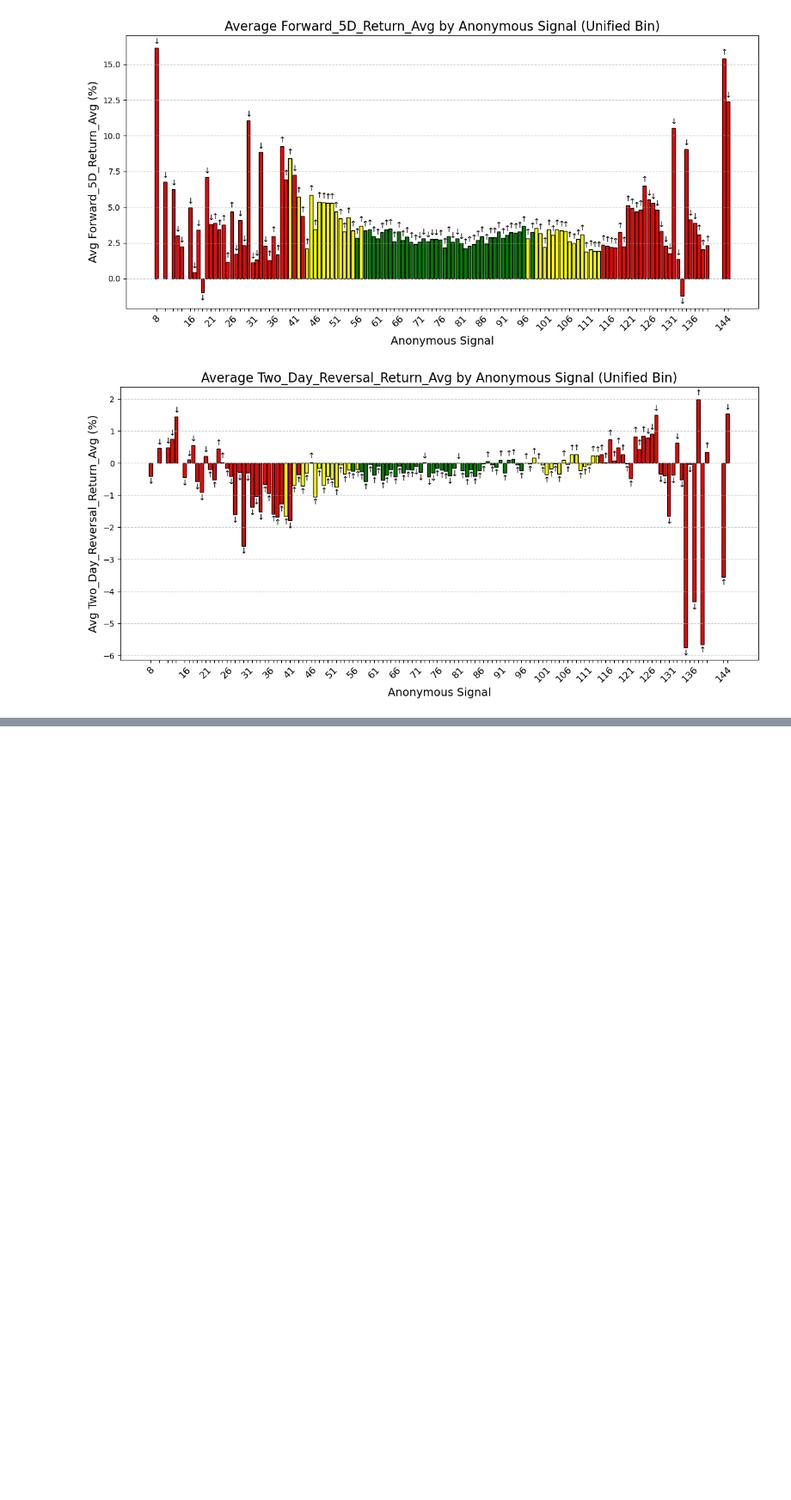
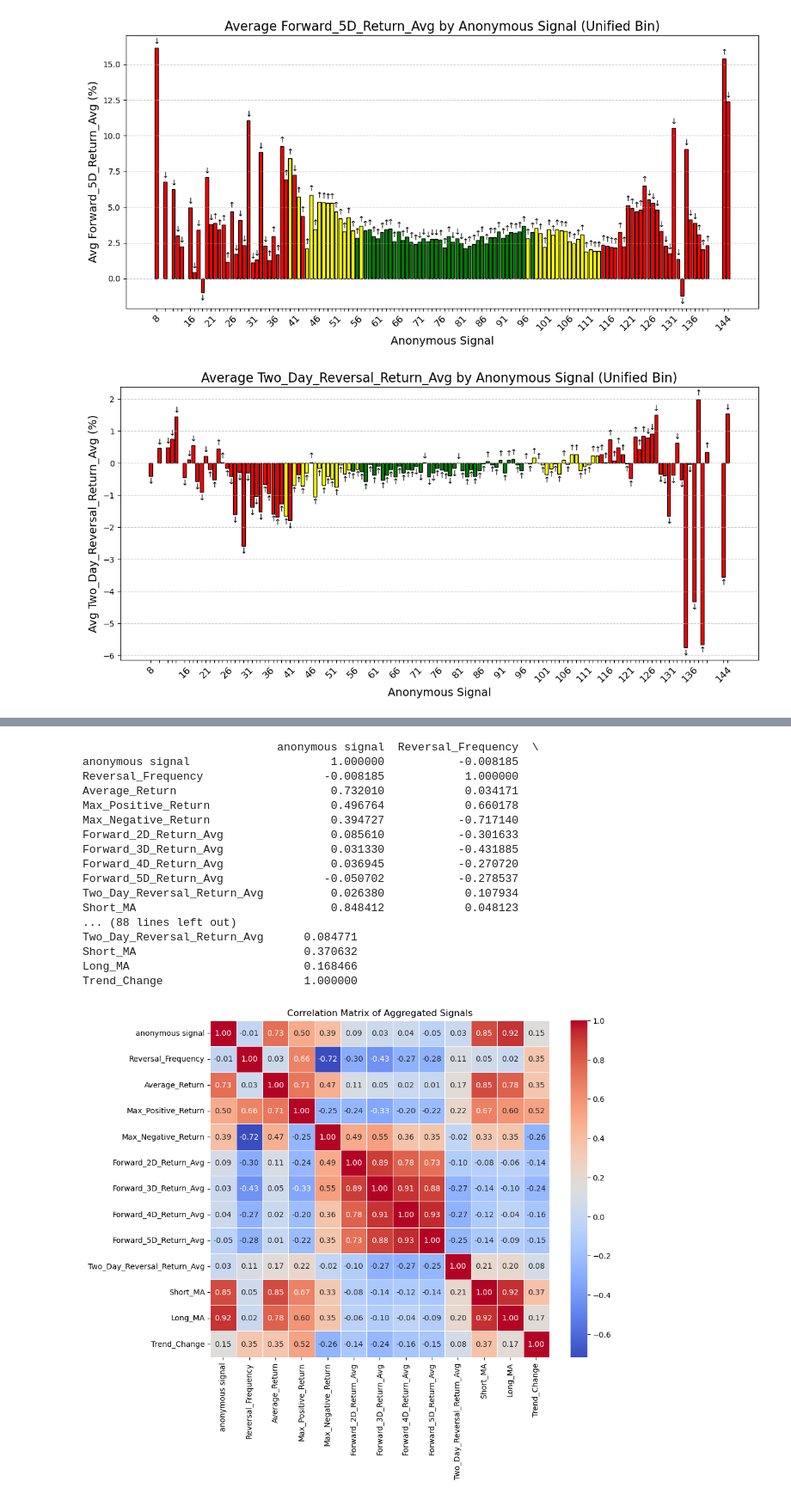
Before and after one commit to Matthew1172/IT-DA-Midterm, a Jupyter notebook: main.ipynb, the cells around one changed output, grey strips where cells are left out. Shown at 86% size. Drawn from its saved outputs; the diff is of its cells as text; code cells hidden in the pictures; blank space fills up the shorter version.

```diff
--- a/main.ipynb
+++ b/main.ipynb
@@ -151,6 +159,10 @@ df_combined_avg["Trend_Change"] = (df_combined_avg["Short_MA"] > df_combined_avg
 
 # Correlation with trend changes
 # trend_corr = numeric_columns.corr()["Trend_Change"].sort_values(ascending=False)
+
+# Forward fill and backward fill Short_MA and Long_MA without inplace
+df_combined_avg["Short_MA"] = df_combined_avg["Short_MA"].ffill().bfill()
+df_combined_avg["Long_MA"] = df_combined_avg["Long_MA"].ffill().bfill()
 # %%
 df_combined_avg
 # %% [output]
@@ -345,7 +357,7 @@ cluster_labels = ["low", "med", "high"]
 cluster_to_bin = {sorted_clusters[i]: cluster_labels[i] for i in range(len(cluster_labels))}
 
 # Map clusters to unified bin labels
-df_combined_avg["Unified_Bin"] = df_combined_avg["Cluster"].map(cluster_to_bin)
+df_combined_avg["Unified_bin"] = df_combined_avg["Cluster"].map(cluster_to_bin)
 
 # Drop the intermediate Cluster column if not needed
 df_combined_avg.drop(columns=["Cluster"], inplace=True)
@@ -451,0 +736,36 @@ for return_column in return_columns:
+# %%
+ignore = []
+independent_vars = [
+    col for col in df_combined_processed.columns
+    if col not in [dependent_var, 'Ticker'] and '_bin' not in col and col not in ignore
+]
+
+# Calculate correlation matrix for the aggregated signals
+signal_correlation = df_combined_avg[independent_vars].corr()
+
+# Display the correlation matrix
+print(signal_correlation)
+
+plt.figure(figsize=(10, 8))
+sns.heatmap(signal_correlation, annot=True, cmap="coolwarm", fmt=".2f", linewidths=0.5)
+plt.title("Correlation Matrix of Aggregated Signals")
+plt.show()
+# %% [output]
+                             anonymous signal  Reversal_Frequency  \
+anonymous signal                     1.000000           -0.008185
+Reversal_Frequency                  -0.008185            1.000000
+Average_Return                       0.732010            0.034171
+Max_Positive_Return                  0.496764            0.660178
+Max_Negative_Return                  0.394727           -0.717140
+Forward_2D_Return_Avg                0.085610           -0.301633
+Forward_3D_Return_Avg                0.031330           -0.431885
+Forward_4D_Return_Avg                0.036945           -0.270720
+Forward_5D_Return_Avg               -0.050702           -0.278537
+Two_Day_Reversal_Return_Avg          0.026380            0.107934
+Short_MA                             0.848412            0.048123
+... (88 lines left out)
+Two_Day_Reversal_Return_Avg      0.084771
+Short_MA                         0.370632
+Long_MA                          0.168466
+Trend_Change                     1.000000
+[figure, added]
```
Also changed, not shown: parts of 16 cells of this notebook, 1 other file.
